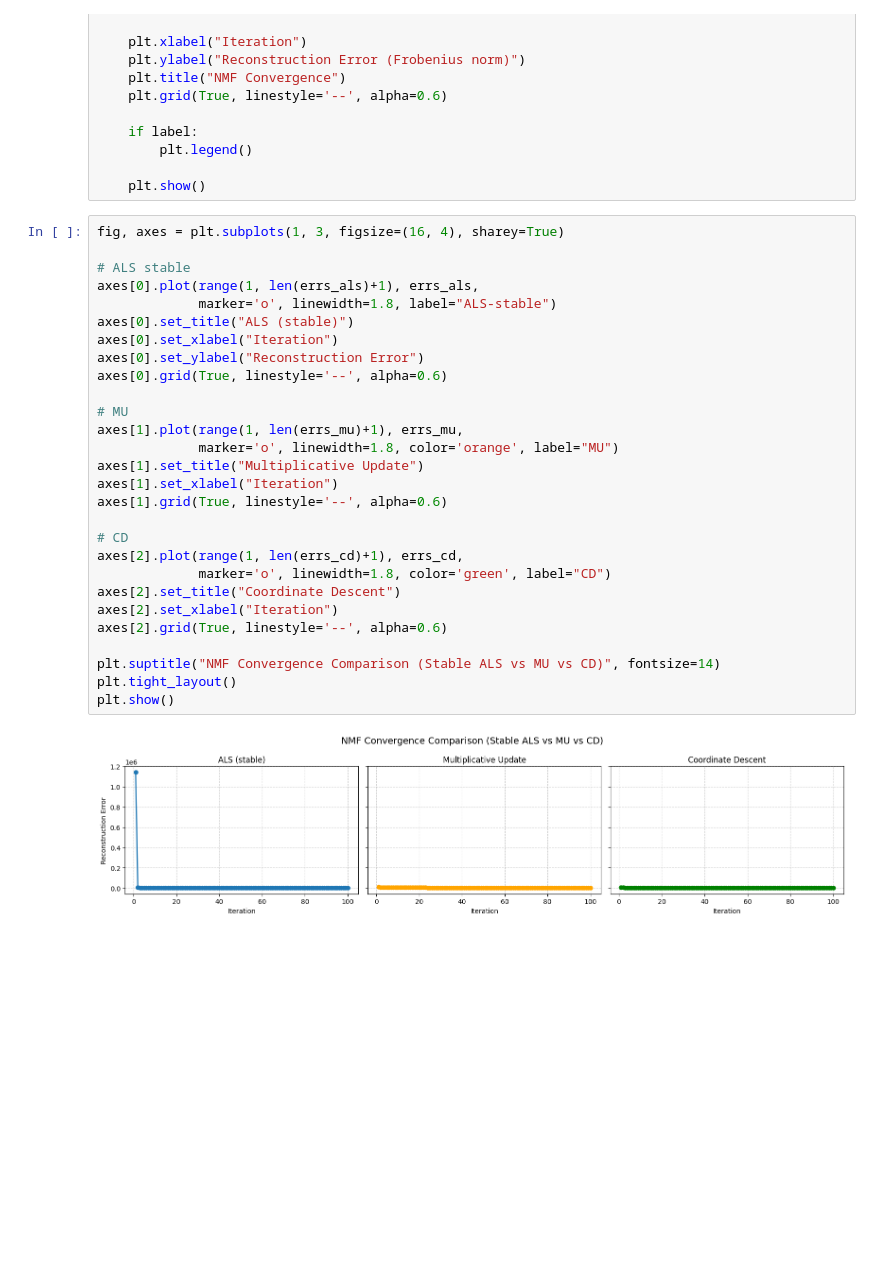
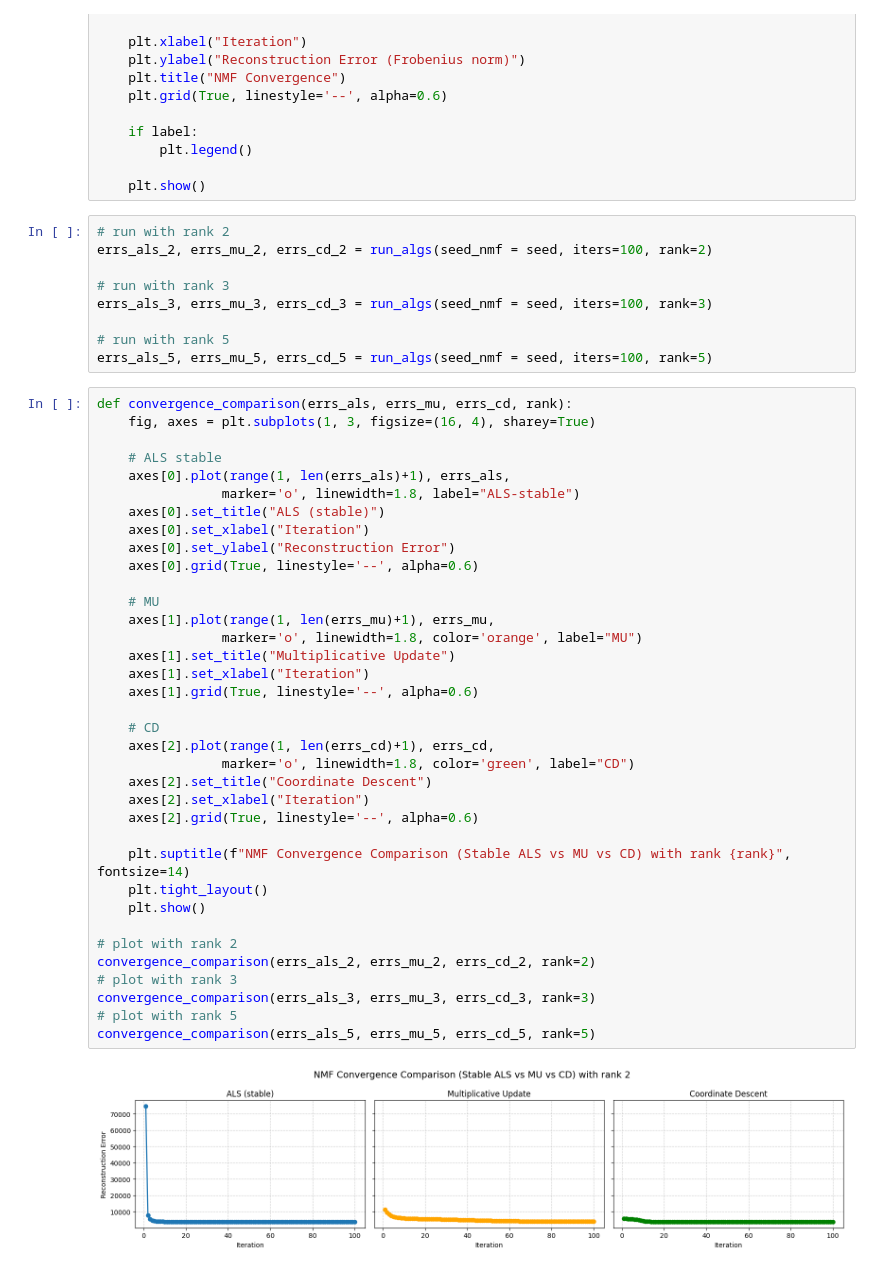
Before and after one commit to d-koding/nmf-algs, a Jupyter notebook: algorithms/ALS.ipynb, the cells around one changed output. Cells and saved outputs as stored; diff of their text form; blank space fills up the shorter version.

```diff
--- a/algorithms/ALS.ipynb
+++ b/algorithms/ALS.ipynb
@@ -192,33 +197,50 @@ def plot_error(errors, label=None):
         plt.legend()
 
     plt.show()
+# %%
+# run with rank 2
+errs_als_2, errs_mu_2, errs_cd_2 = run_algs(seed_nmf = seed, iters=100, rank=2)
+
+# run with rank 3
+errs_als_3, errs_mu_3, errs_cd_3 = run_algs(seed_nmf = seed, iters=100, rank=3)
+
+# run with rank 5
+errs_als_5, errs_mu_5, errs_cd_5 = run_algs(seed_nmf = seed, iters=100, rank=5)
 # %%
-fig, axes = plt.subplots(1, 3, figsize=(16, 4), sharey=True)
+def convergence_comparison(errs_als, errs_mu, errs_cd, rank):
+    fig, axes = plt.subplots(1, 3, figsize=(16, 4), sharey=True)
 
-# ALS stable
-axes[0].plot(range(1, len(errs_als)+1), errs_als,
-             marker='o', linewidth=1.8, label="ALS-stable")
-axes[0].set_title("ALS (stable)")
-axes[0].set_xlabel("Iteration")
-axes[0].set_ylabel("Reconstruction Error")
-axes[0].grid(True, linestyle='--', alpha=0.6)
+    # ALS stable
+    axes[0].plot(range(1, len(errs_als)+1), errs_als,
+                marker='o', linewidth=1.8, label="ALS-stable")
+    axes[0].set_title("ALS (stable)")
+    axes[0].set_xlabel("Iteration")
+    axes[0].set_ylabel("Reconstruction Error")
+    axes[0].grid(True, linestyle='--', alpha=0.6)
 
-# MU
-axes[1].plot(range(1, len(errs_mu)+1), errs_mu,
-             marker='o', linewidth=1.8, color='orange', label="MU")
-axes[1].set_title("Multiplicative Update")
-axes[1].set_xlabel("Iteration")
-axes[1].grid(True, linestyle='--', alpha=0.6)
+    # MU
+    axes[1].plot(range(1, len(errs_mu)+1), errs_mu,
+                marker='o', linewidth=1.8, color='orange', label="MU")
+    axes[1].set_title("Multiplicative Update")
+    axes[1].set_xlabel("Iteration")
+    axes[1].grid(True, linestyle='--', alpha=0.6)
 
-# CD
-axes[2].plot(range(1, len(errs_cd)+1), errs_cd,
-             marker='o', linewidth=1.8, color='green', label="CD")
-axes[2].set_title("Coordinate Descent")
-axes[2].set_xlabel("Iteration")
-axes[2].grid(True, linestyle='--', alpha=0.6)
+    # CD
+    axes[2].plot(range(1, len(errs_cd)+1), errs_cd,
+                marker='o', linewidth=1.8, color='green', label="CD")
+    axes[2].set_title("Coordinate Descent")
+    axes[2].set_xlabel("Iteration")
+    axes[2].grid(True, linestyle='--', alpha=0.6)
 
-plt.suptitle("NMF Convergence Comparison (Stable ALS vs MU vs CD)", fontsize=14)
-plt.tight_layout()
-plt.show()
+    plt.suptitle(f"NMF Convergence Comparison (Stable ALS vs MU vs CD) with rank {rank}", fontsize=14)
+    plt.tight_layout()
+    plt.show()
+
+# plot with rank 2
+convergence_comparison(errs_als_2, errs_mu_2, errs_cd_2, rank=2)
+# plot with rank 3
+convergence_comparison(errs_als_3, errs_mu_3, errs_cd_3, rank=3)
+# plot with rank 5
+convergence_comparison(errs_als_5, errs_mu_5, errs_cd_5, rank=5)
 # %% [output]
-[figure, old version]
+[figure, new version]
```
Also changed, not shown: parts of 9 cells of this notebook.
